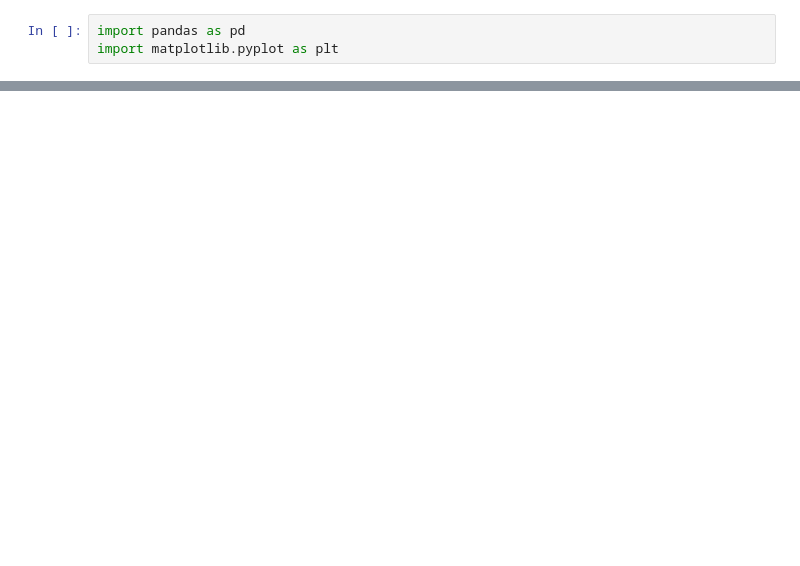
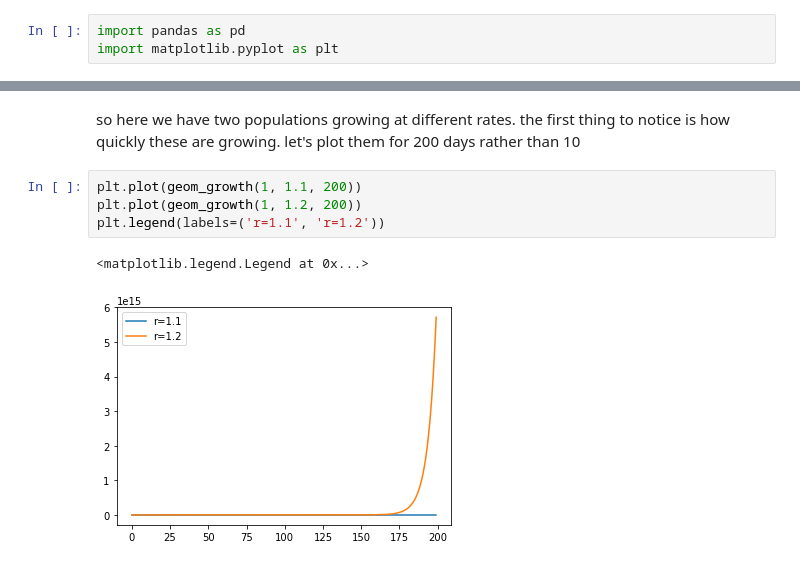
Before and after one commit to andrewkern/bio399, a Jupyter notebook: week2.ipynb, the cells around one changed output, grey strips where cells are left out. Cells and saved outputs as stored; diff of their text form; blank space fills up the shorter version.

```diff
--- a/week2.ipynb
+++ b/week2.ipynb
@@ -64,0 +124,9 @@ plt.plot(geom_growth(1,0.1))
+# %% [markdown]
+so here we have two populations growing at different rates. the first thing to notice is how quickly these are growing. let's plot them for 200 days rather than 10
+# %%
+plt.plot(geom_growth(1, 1.1, 200))
+plt.plot(geom_growth(1, 1.2, 200))
+plt.legend(labels=('r=1.1', 'r=1.2'))
+# %% [output]
+<matplotlib.legend.Legend at 0x...>
+[figure, added]
```
Also changed, not shown: parts of 26 cells of this notebook, 1 other file.
